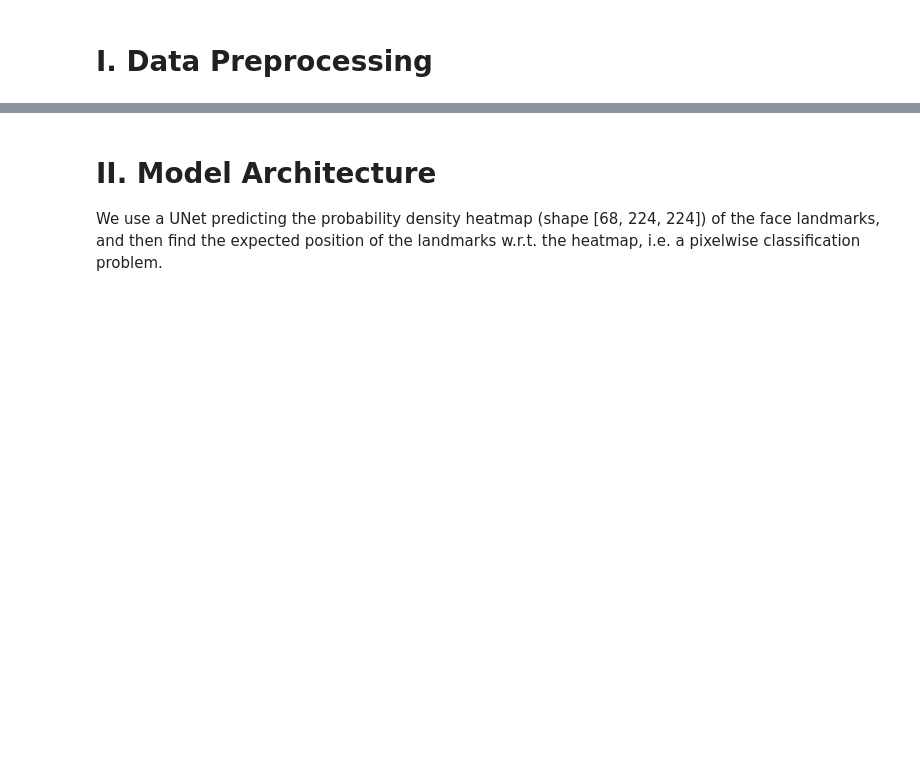
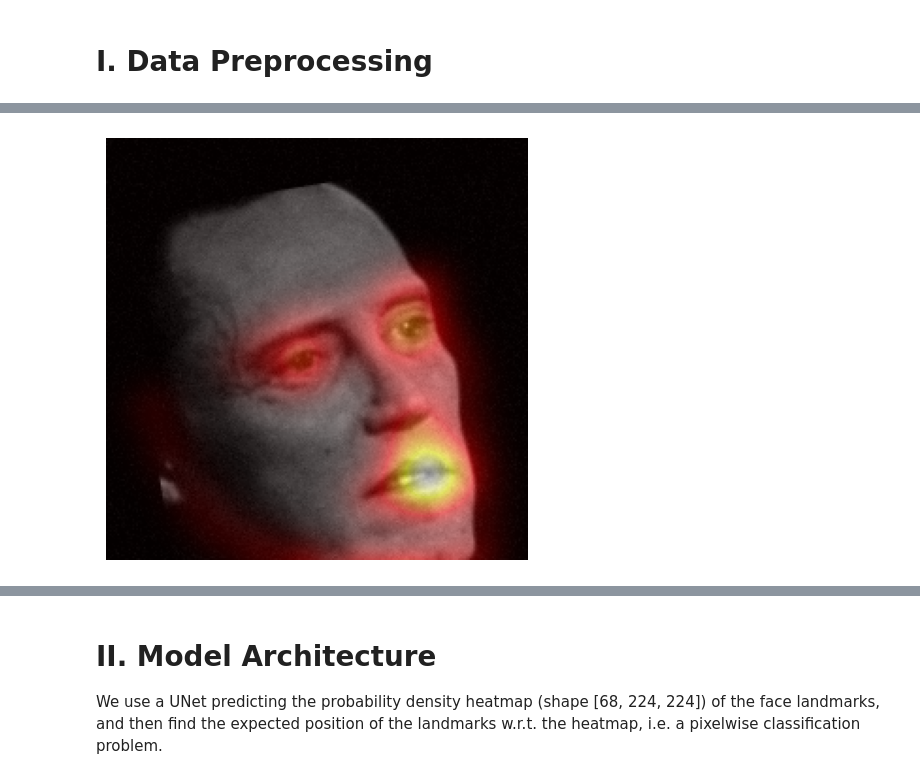
Before and after one commit to itsuitsuki/facial-keypoint-detection, a Jupyter notebook: 4_ibug_heatmap.ipynb, the cells around one changed output, grey strips where cells are left out. Cells and saved outputs as stored; diff of their text form; code cells hidden in the pictures; blank space fills up the shorter version.

```diff
--- a/4_ibug_heatmap.ipynb
+++ b/4_ibug_heatmap.ipynb
@@ -196,0 +201,15 @@ ABS MAE: 0.0839996337890625
+# %%
+# accumulated heatmaps of all landmarks to 2 images, dont need to point out landmarks
+# visualize the heatmap
+import matplotlib.pyplot as plt
+tfed_im, heatmap, landmark = dataset[0]
+plt.imshow(tfed_im.permute(1, 2, 0).squeeze(), cmap='gray')
+# show heatmap
+heatmap = heatmap.sum(0)
+plt.tight_layout()
+plt.imshow(heatmap, cmap='hot', alpha=0.5)
+plt.axis('off')
+plt.savefig('4/acc_heatmap1.png', bbox_inches='tight', pad_inches=0)
+plt.show()
+# %% [output]
+[figure, added]
```
Also changed, not shown: parts of 17 cells of this notebook, 40 other files.
